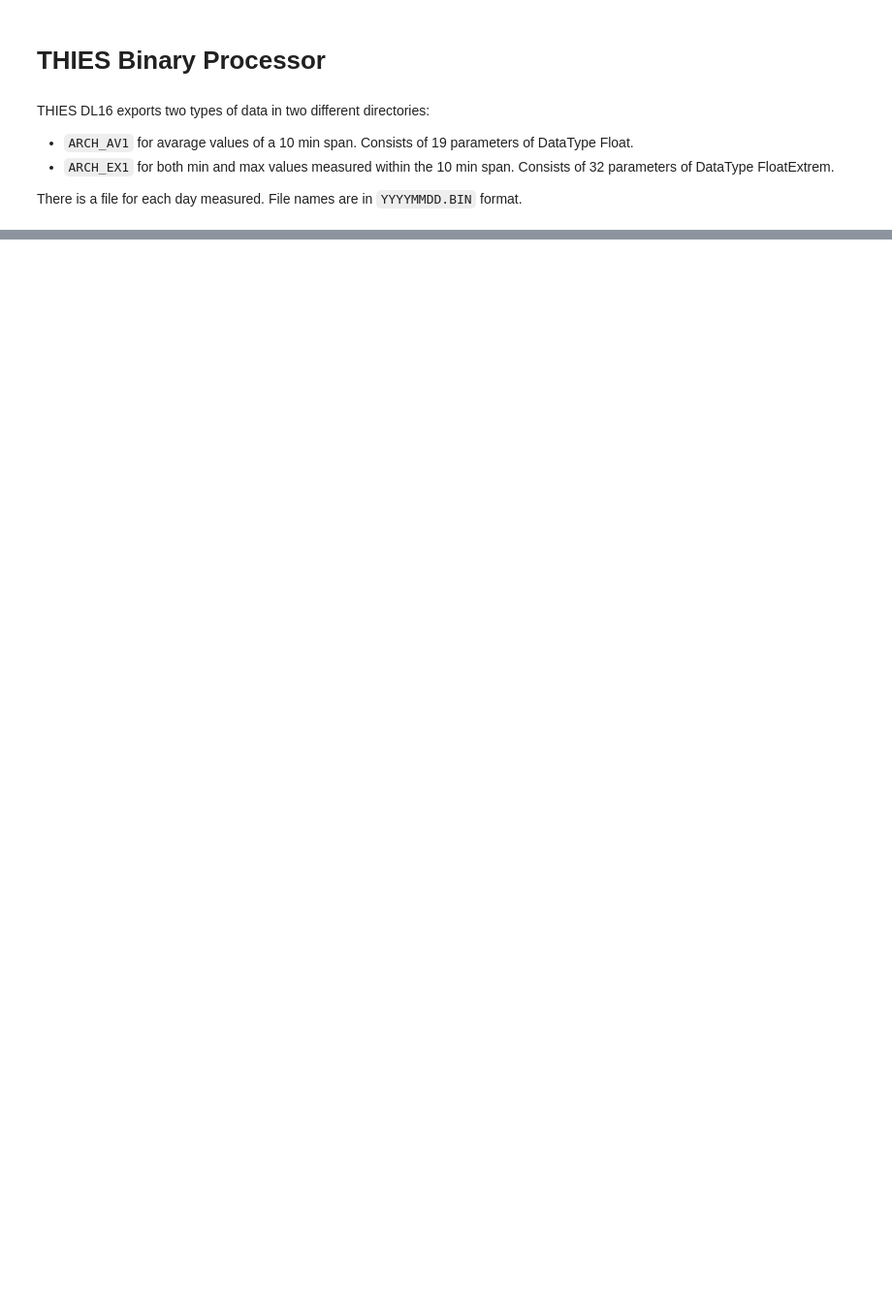
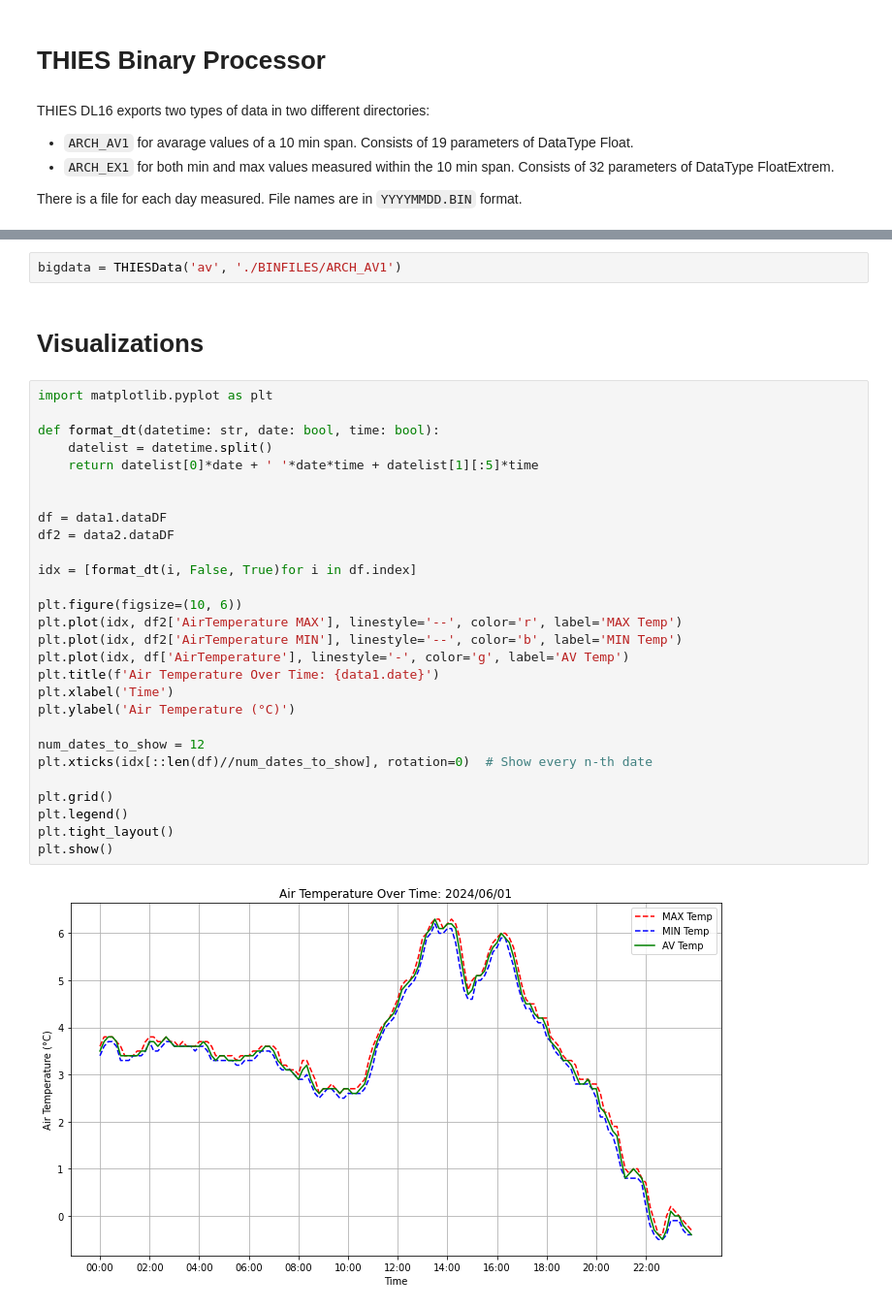
Before and after one commit to raxlab/thies-bin-processor, a Jupyter notebook: bin2txt.ipynb, the cells around one changed output, grey strips where cells are left out. Shown at 97% size. Drawn from its saved outputs; the diff is of its cells as text; blank space fills up the shorter version.

```diff
--- a/bin2txt.ipynb
+++ b/bin2txt.ipynb
@@ -226,0 +317,34 @@ data2.datesDF
+# %%
+bigdata = THIESData('av', './BINFILES/ARCH_AV1')
+# %% [markdown]
+# Visualizations
+# %%
+import matplotlib.pyplot as plt
+
+def format_dt(datetime: str, date: bool, time: bool):
+    datelist = datetime.split()
+    return datelist[0]*date + ' '*date*time + datelist[1][:5]*time
+
+
+df = data1.dataDF
+df2 = data2.dataDF
+
+idx = [format_dt(i, False, True)for i in df.index]
+
+plt.figure(figsize=(10, 6))
+plt.plot(idx, df2['AirTemperature MAX'], linestyle='--', color='r', label='MAX Temp')
+plt.plot(idx, df2['AirTemperature MIN'], linestyle='--', color='b', label='MIN Temp')
+plt.plot(idx, df['AirTemperature'], linestyle='-', color='g', label='AV Temp')
+plt.title(f'Air Temperature Over Time: {data1.date}')
+plt.xlabel('Time')
+plt.ylabel('Air Temperature (°C)')
+
+num_dates_to_show = 12
+plt.xticks(idx[::len(df)//num_dates_to_show], rotation=0)  # Show every n-th date
+
+plt.grid()
+plt.legend()
+plt.tight_layout()
+plt.show()
+# %% [output]
+[figure, added]
```
Also changed, not shown: parts of 13 cells of this notebook, 1 other file.
